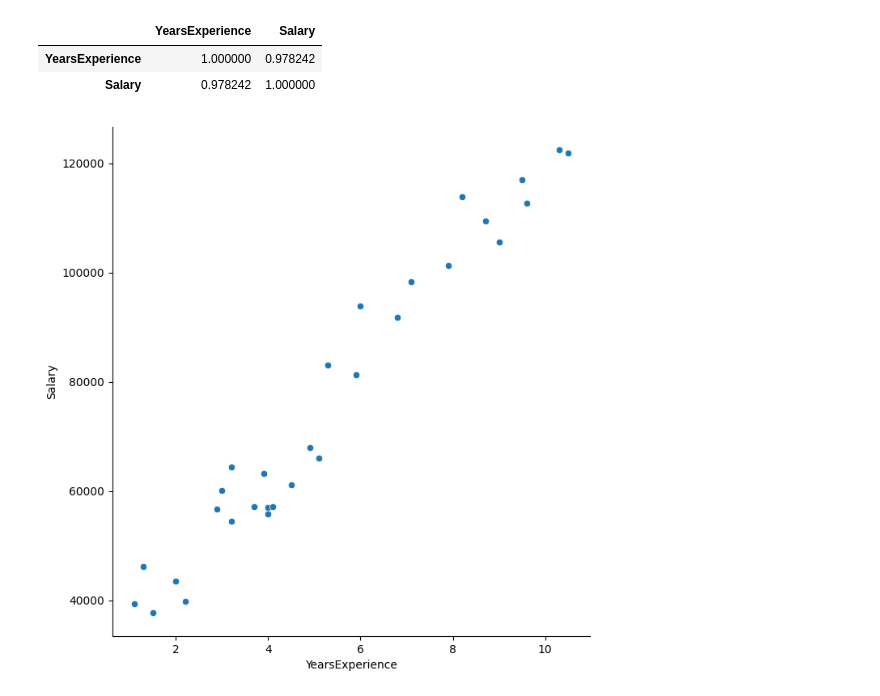
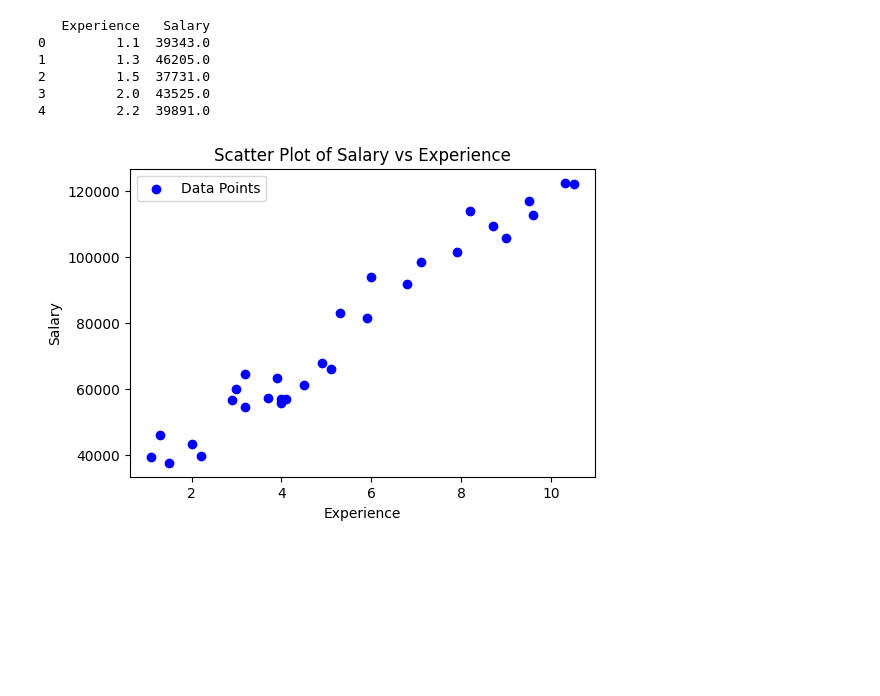
Before and after one commit to ShivamAttri05/Machine_Learning, a Jupyter notebook: Lecture_02/Simple_Linear_Regression.ipynb, the cells around one changed output. Saved outputs shown, nothing was run; the diff lists cells and outputs as text; code cells hidden in the pictures; blank space fills up the shorter version.

```diff
--- a/Lecture_02/Simple_Linear_Regression.ipynb
+++ b/Lecture_02/Simple_Linear_Regression.ipynb
@@ -87,17 +23,0 @@ df.tail()
-# %%
-df.corr()
-# %% [output]
-|  | YearsExperience | Salary |
-| YearsExperience | 1.000000 | 0.978242 |
-| Salary | 0.978242 | 1.000000 |
-# %%
-sns.pairplot(
-    df,
-    x_vars=["YearsExperience"],
-    y_vars=["Salary"],
-    height=7,
-    kind="scatter"
-)
-plt.show()
-# %% [output]
-[figure, removed]
@@ -110,0 +24,21 @@ from sklearn.metrics import r2_score,mean_squared_error
+# %%
+df.rename(columns={'YearsExperience': 'Experience'}, inplace=True)
+print(df.head())
+# %% [output]
+   Experience   Salary
+0         1.1  39343.0
+1         1.3  46205.0
+2         1.5  37731.0
+3         2.0  43525.0
+4         2.2  39891.0
+# %%
+# Step 3: Scatter Plot
+plt.figure(figsize=(6,4))
+plt.scatter(df["Experience"], df["Salary"], color='blue', label="Data Points")
+plt.xlabel('Experience')
+plt.ylabel('Salary')
+plt.title("Scatter Plot of Salary vs Experience")
+plt.legend()
+plt.show()
+# %% [output]
+[figure, added]
```
Also changed, not shown: parts of 19 cells of this notebook.
